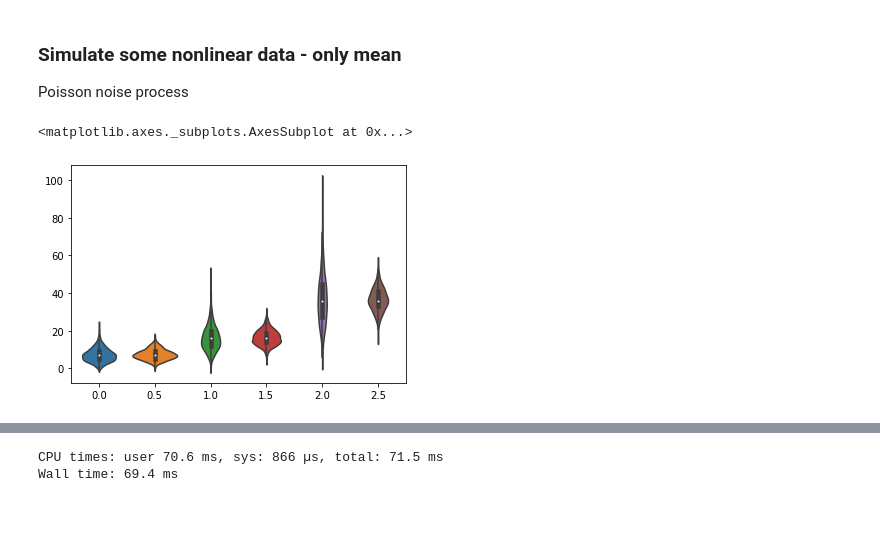
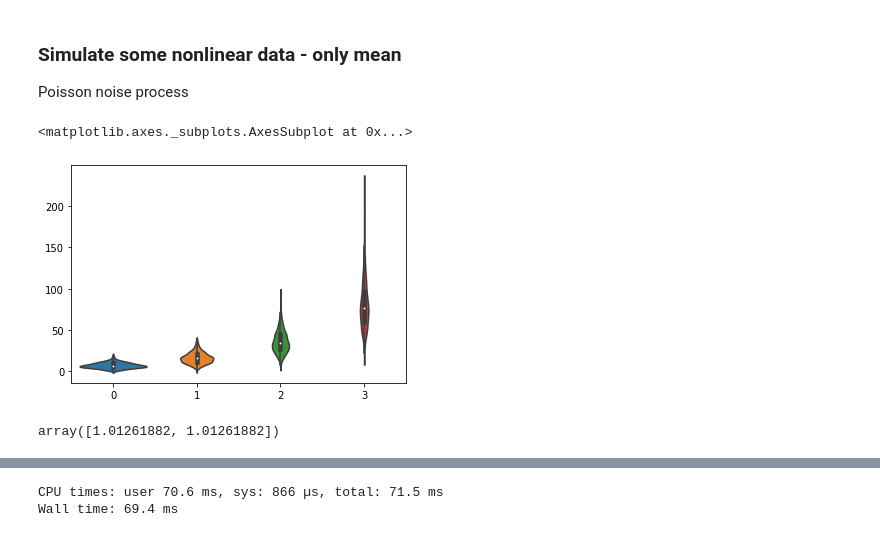
Before and after one commit to yelabucsf/scrna-parameter-estimation, a Jupyter notebook: examples/simulation/gmm_simulation_no_dropout.ipynb, the cells around one changed output, grey strips where cells are left out. Drawn from its saved outputs; the diff is of its cells as text; code cells hidden in the pictures.

```diff
--- a/examples/simulation/gmm_simulation_no_dropout.ipynb
+++ b/examples/simulation/gmm_simulation_no_dropout.ipynb
@@ -83,7 +83,8 @@ def convert_params(mu, theta):
     return r, 1 - p
 # %%
 num_rep = 1000
-x = np.arange(0, 3, 1)
+x = np.arange(0, 4, 1)
+x_mat = np.column_stack([np.ones(x.shape[0]), x])
 beta0 = 2
 beta1 = 0.8
 mean = np.exp(beta0 + beta1*x)
@@ -97,11 +98,11 @@ y_poi = y_poi.reshape(-1)
 
 x_mat = np.column_stack([np.ones(x.shape[0]), x])
 # %%
-sns.violinplot(pd.Series(np.concatenate([x, x+0.5])), np.concatenate([y, y_poi]))
-#sns.violinplot(pd.Series(x)+0.5, y_poi)
+#sns.violinplot(pd.Series(np.concatenate([x, x+0.5])), np.concatenate([y, y_poi]))
+sns.violinplot(pd.Series(x), y)
 # %% [output]
 <matplotlib.axes._subplots.AxesSubplot at 0x...>
-[figure, old version]
+[figure, new version]
 # %%
 def moment_condition_loglinear(beta_hat):
 
@@ -111,0 +134,4 @@ def moment_condition_loglinear(beta_hat):
+# %%
+init
+# %% [output]
+array([1.01261882, 1.01261882])
```
Also changed, not shown: parts of 62 cells of this notebook, 1 other file.
